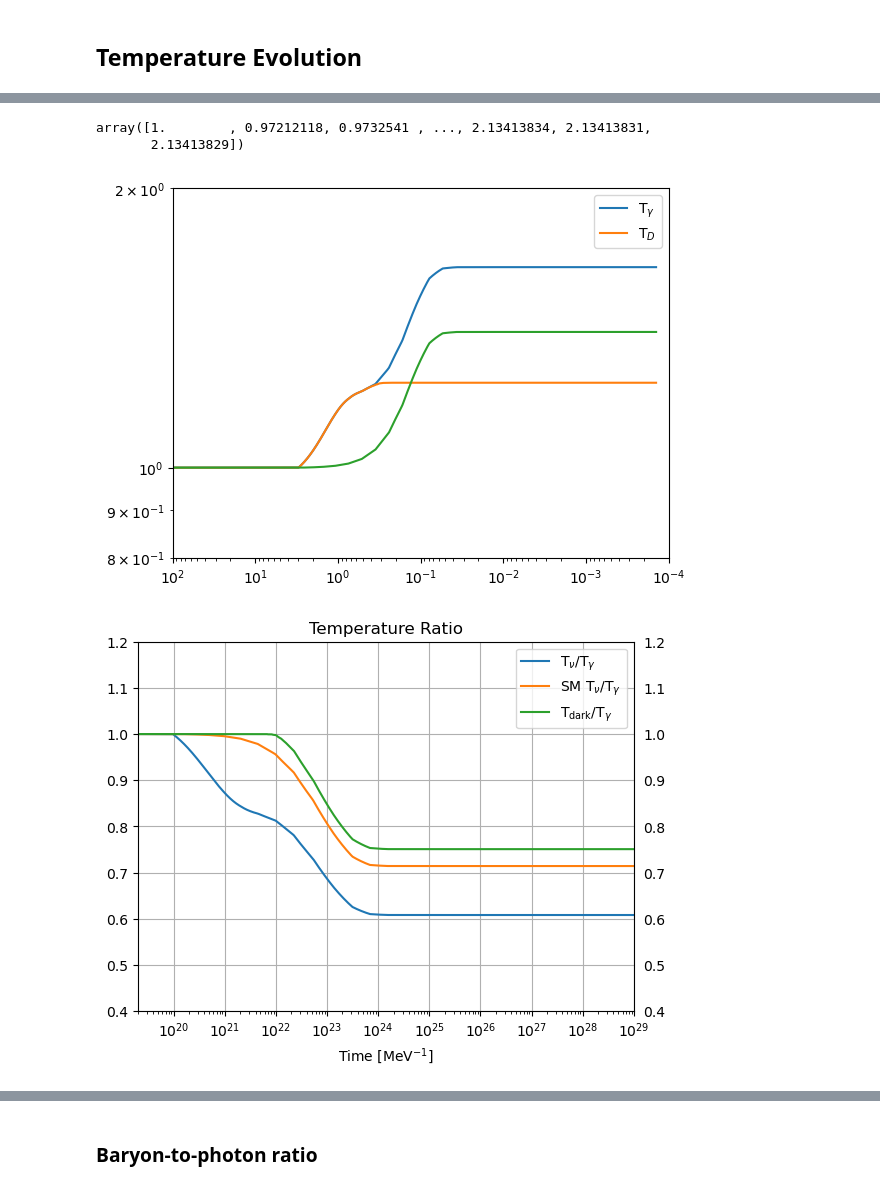
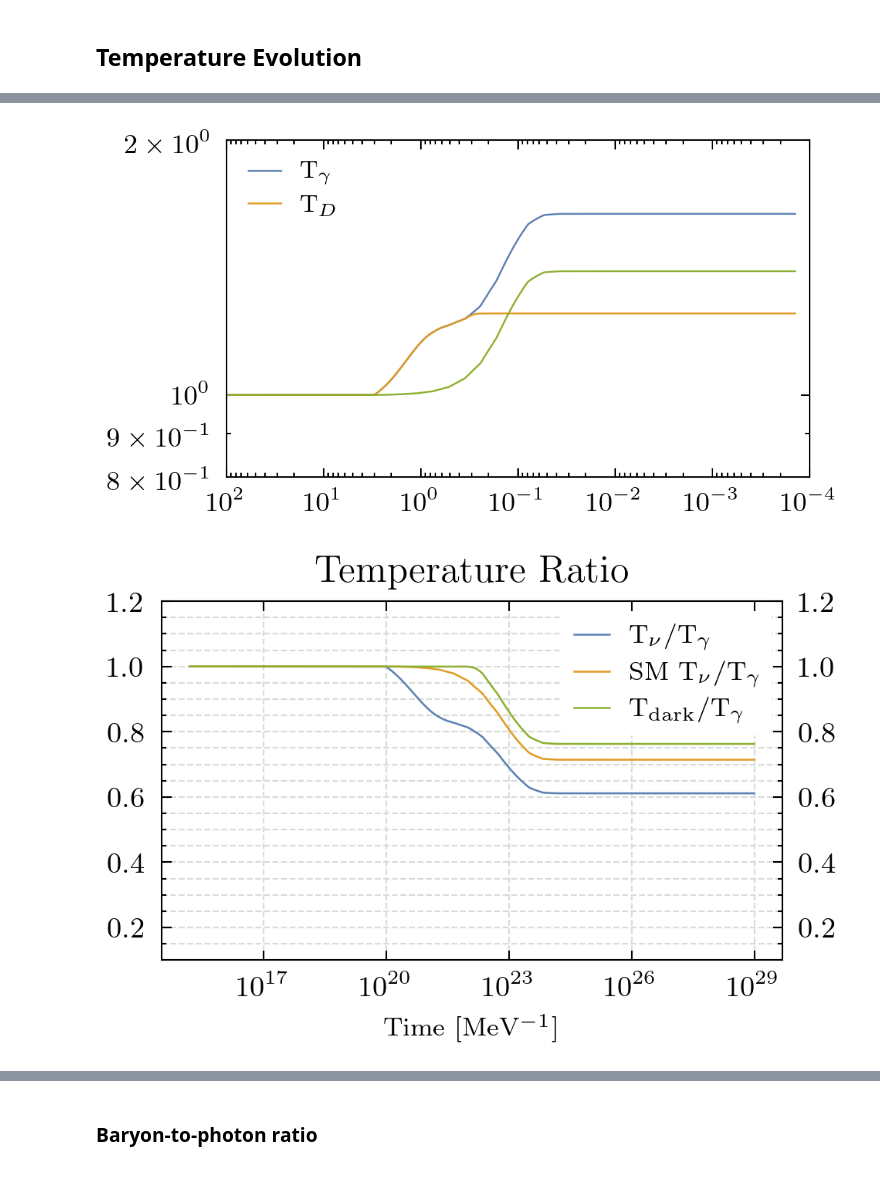
Before and after one commit to Duncan-Adams/mcp_boltzmann, a Jupyter notebook: notebooks/adm_boltzmann_solver.ipynb, the cells around one changed output, grey strips where cells are left out. Cells and saved outputs as stored; diff of their text form; code cells hidden in the pictures.

```diff
--- a/notebooks/adm_boltzmann_solver.ipynb
+++ b/notebooks/adm_boltzmann_solver.ipynb
@@ -20,6 +20,9 @@ from mcp_boltzmann import annihilation as ann
 from mcp_boltzmann.boltzmann import MCPBoltzmann, ADMBoltzmann
 
 warnings.filterwarnings("ignore")
+
+plt.style.use('../input/physrev.mplstyle')
+plt.rcParams['figure.dpi'] = "300"
 # %%
 def load_csv(file_name, skip_header=0):
     plot_data = np.genfromtxt(file_name, delimiter=',', skip_header=skip_header)
@@ -59,7 +62,7 @@ GeV = 1.0e3
 
 m_de = 5.179*MeV
 m_dp = 1.0*m_de
-Q= 3.0e-6
+Q= 1e-5
 
 
 # c_theta_w = 0.881255
@@ -156,11 +159,12 @@ T_gamma_0 = 100*m_dp
 T_nu_0 = T_gamma_0
 # %%
 T_DS_0 = Boltz.guess_initial_dark_temp(T_gamma_0)
+print(T_DS_0)
 if (np.isclose(T_DS_0, T_gamma_0)):
-    T_DS_0 = T_DS_0
+    T_DS_0 = T_gamma_0
 else:
-    T_DS_0 = 1e-2*T_DS_0
+    T_DS_0 = 1e-2*T_gamma_0
 print(f'{T_DS_0=:.3e}')
 
-T_DS_0 = 1e-2*T_DS_0
+# T_DS_0 = 0.5*T_gamma_0
 # %% [output]
@@ -280,8 +285,3 @@ plt.show()
-# %%
-T_gam_bsm/T_scale
-# %% [output]
-array([1.        , 0.97212118, 0.9732541 , ..., 2.13413834, 2.13413831,
-       2.13413829])
 # %%
 # T_scale = T_gam_bsm[-1]*np.sqrt(time_bsm[-1]/time_bsm)
 
@@ -309,7 +309,7 @@ plt.show()
 # plt.plot(T_gam_bsm, T_nu_bsm, label=r'T$_{\nu}$')
 # plt.plot(T_gam_bsm, T_dark_bsm, label=r'T$_{\rm ds}$')
 # %% [output]
-[figure, old version]
+[figure, new version]
 # %%
 # fig3_1311_2600_Td_by_Tgam = load_csv('../input/fig/1311.2600_fig3_left_Td_by_Tgam.csv')
 # fig3_1311_2600_Td_by_Tgam = load_csv('../input/fig/1311.2600_fig3_right_Td_by_Tgam.csv')
@@ -324,23 +324,24 @@ fig3_1311_2600_Td_by_Tgam = load_csv('../input/fig/1311.2600_fig5_right_Td_by_Tg
 # %%
 plt.plot(time_bsm, T_nu_bsm/T_gam_bsm, label=r'T$_\nu$/T$_\gamma$')
 plt.plot(time_sm, T_nu_sm/T_gam_sm, label=r'SM T$_\nu$/T$_\gamma$')
 plt.plot(time_bsm, T_dark_bsm/T_gam_bsm, label=r'T$_{\rm dark}$/T$_\gamma$')
 plt.xscale('log')
 # plt.yscale('log')
 
 plt.xlabel('Time [MeV$^{-1}$]')
+
 plt.title('Temperature Ratio')
 
 plt.tick_params(labelright=True, which='both')
 plt.yticks()
 plt.grid(which='both', axis='y')
 plt.grid(axis='x')
 
 plt.legend()
 
-plt.xlim(2e19, 1e29)
-plt.ylim(0.4, 1.2)
+# plt.xlim(2e19, 1e29)
+plt.ylim(0.1, 1.2)
 
 plt.show()
 # %% [output]
-[figure, old version]
+[figure, new version]
```
Also changed, not shown: parts of 17 cells of this notebook, 6 other files.
